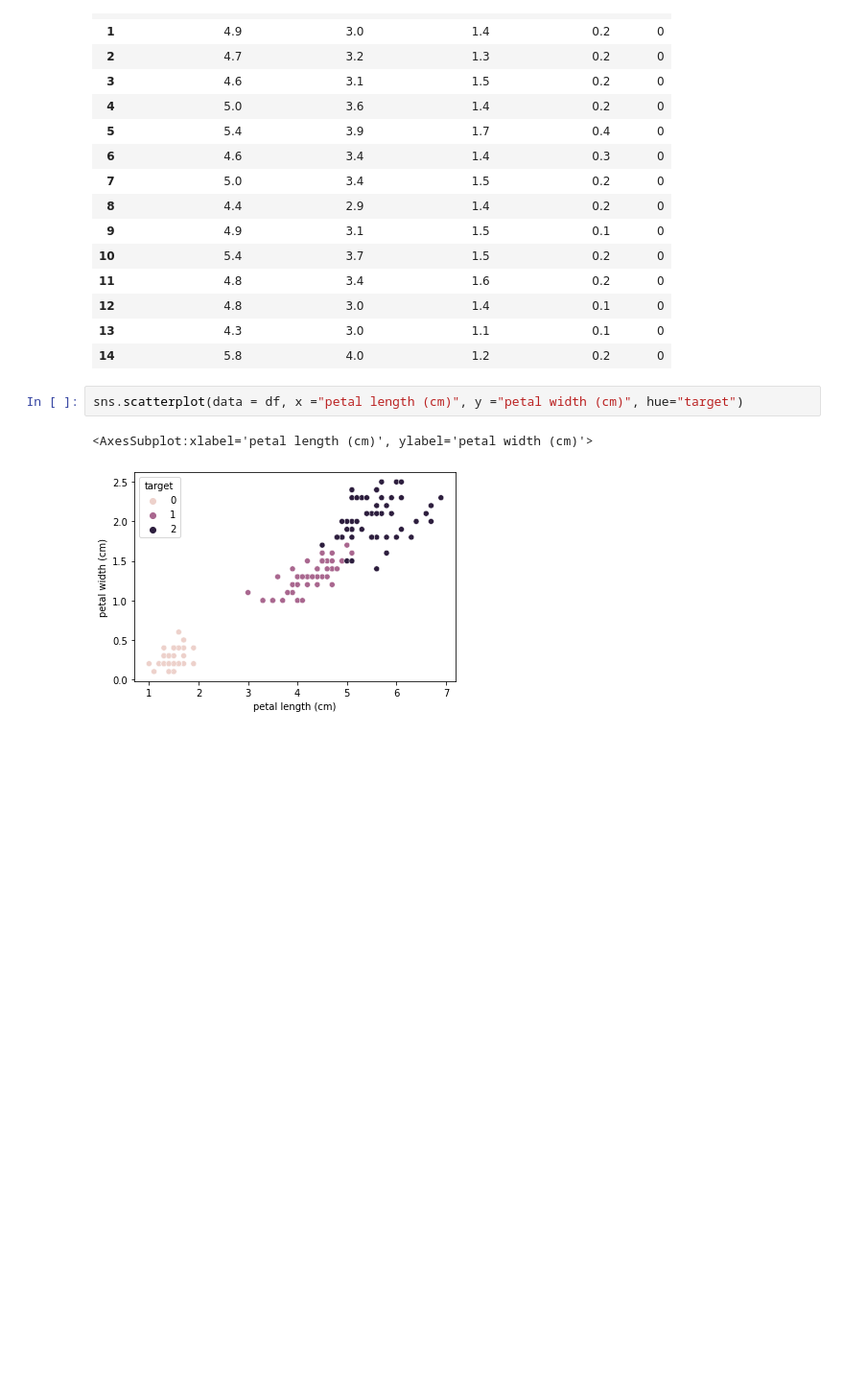
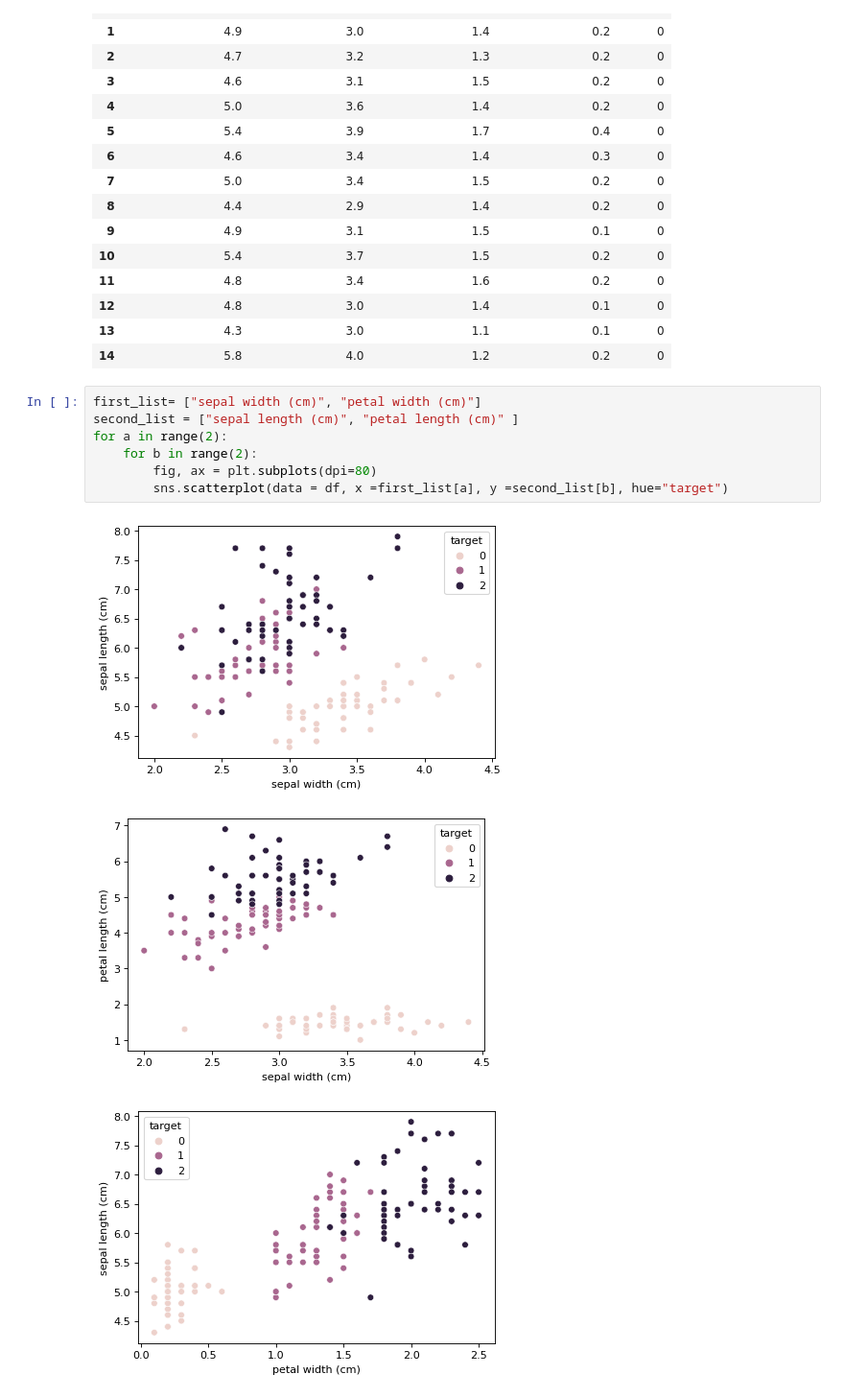
Before and after one commit to FHegardt/Maskininl-rning-Fredrik-Hegardt, a Jupyter notebook: Exercises/Exer_4.ipynb, the cells around one changed output. Shown at 96% size. Saved outputs shown, nothing was run; the diff lists cells and outputs as text; blank space fills up the shorter version.

```diff
--- a/Exercises/Exer_4.ipynb
+++ b/Exercises/Exer_4.ipynb
@@ -27,8 +27,14 @@ df.head(15)
 | 12 | 4.8 | 3.0 | 1.4 | 0.1 | 0 |
 | 13 | 4.3 | 3.0 | 1.1 | 0.1 | 0 |
 | 14 | 5.8 | 4.0 | 1.2 | 0.2 | 0 |
-# %%
-sns.scatterplot(data = df, x ="petal length (cm)", y ="petal width (cm)", hue="target")
-# %% [output]
-<AxesSubplot:xlabel='petal length (cm)', ylabel='petal width (cm)'>
-[figure, removed]
+# %%
+first_list= ["sepal width (cm)", "petal width (cm)"]
+second_list = ["sepal length (cm)", "petal length (cm)" ]
+for a in range(2):
+    for b in range(2):
+        fig, ax = plt.subplots(dpi=80)
+        sns.scatterplot(data = df, x =first_list[a], y =second_list[b], hue="target")
+# %% [output]
+[figure, added]
+[figure, added]
+[figure, added]
```
Also changed, not shown: parts of 2 cells of this notebook.
